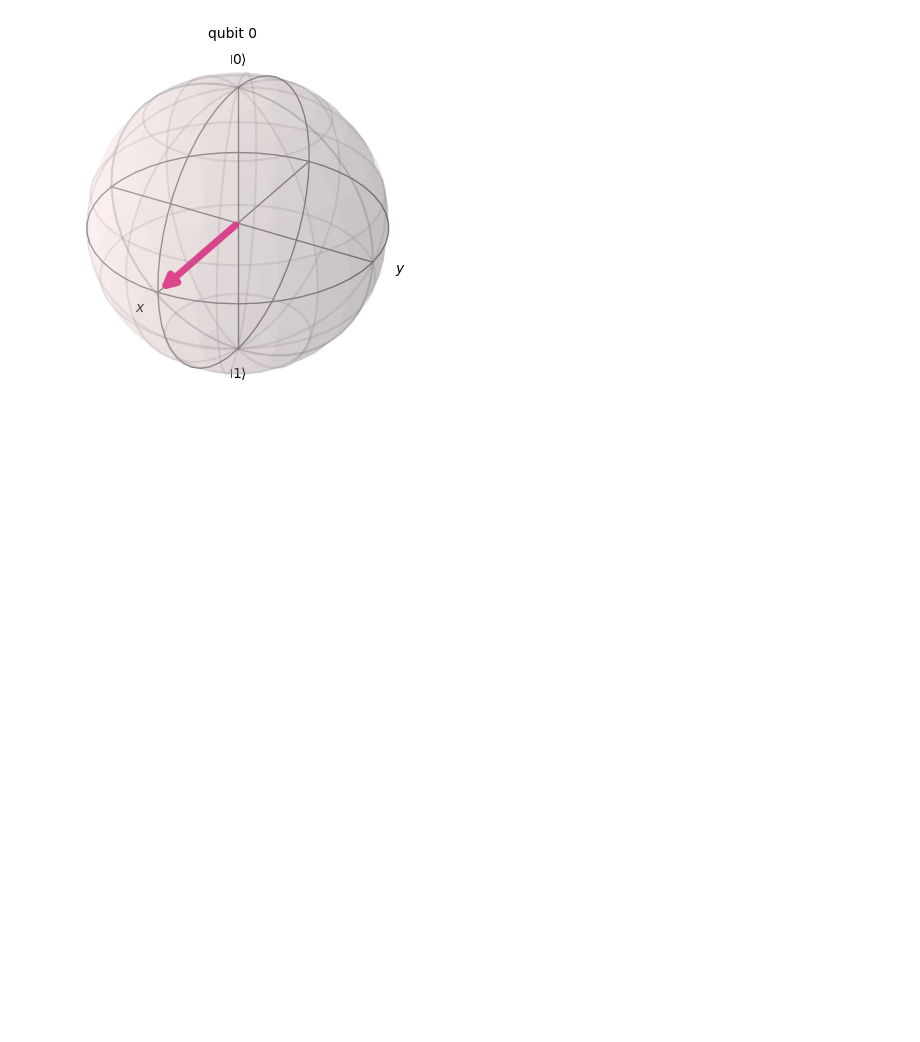
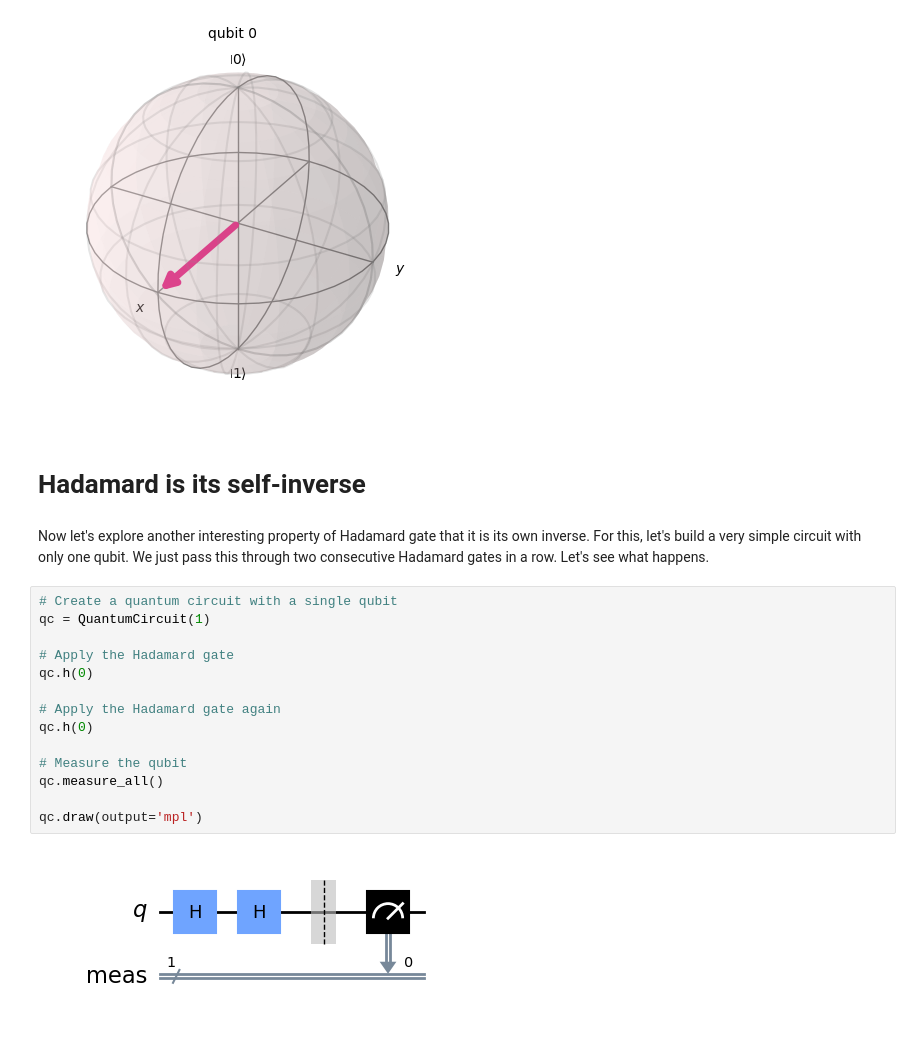
Before and after one commit to chottoamii/QLearn-Assets, a Jupyter notebook: codes/Quantum Gates/hadamard_gate.ipynb, the cells around one changed output. Drawn from its saved outputs; the diff is of its cells as text; blank space fills up the shorter version.

```diff
--- a/codes/Quantum Gates/hadamard_gate.ipynb
+++ b/codes/Quantum Gates/hadamard_gate.ipynb
@@ -112,3 +120,23 @@ statevector_after_hadamard = result.get_statevector()
 plot_bloch_multivector(statevector_after_hadamard)
 # %% [output]
 [figure]
+# %% [markdown]
+# Hadamard is its self-inverse
+# %% [markdown]
+Now let's explore another interesting property of Hadamard gate that it is its own inverse. For this, let's build a very simple circuit with only one qubit. We just pass this through two consecutive Hadamard gates in a row. Let's see what happens.
+# %%
+# Create a quantum circuit with a single qubit
+qc = QuantumCircuit(1)
+
+# Apply the Hadamard gate
+qc.h(0)
+
+# Apply the Hadamard gate again
+qc.h(0)
+
+# Measure the qubit
+qc.measure_all()
+
+qc.draw(output='mpl')
+# %% [output]
+[figure, added]
```
Also changed, not shown: parts of 11 cells of this notebook, 1 other file.
